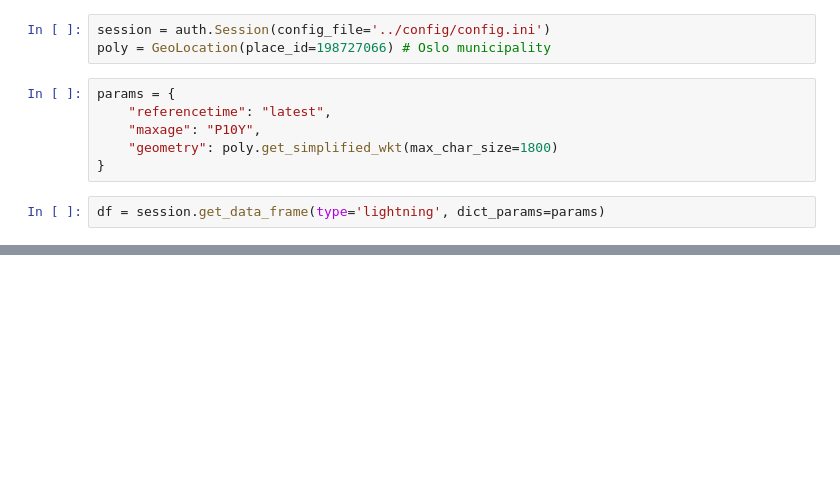
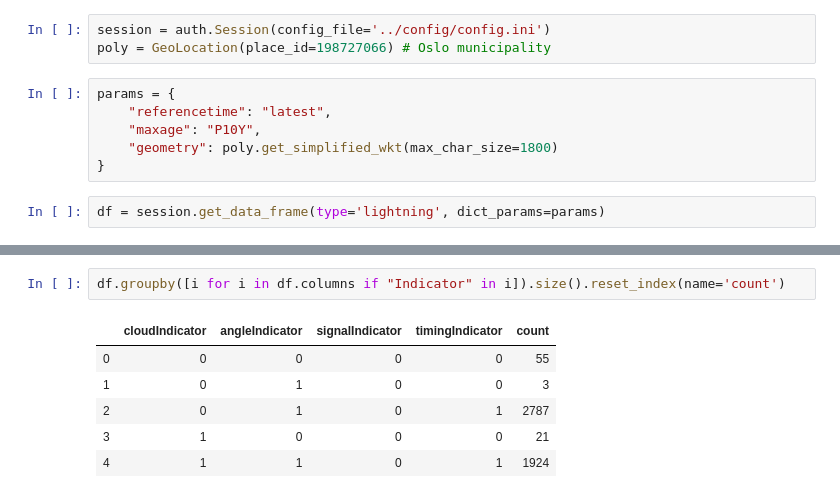
Before and after one commit to martinhjel/metweatherclient, a Jupyter notebook: notebooks/metclient - Lightning data.ipynb, the cells around one changed output, grey strips where cells are left out. Cells and saved outputs as stored; diff of their text form; blank space fills up the shorter version.

```diff
--- a/notebooks/metclient - Lightning data.ipynb
+++ b/notebooks/metclient - Lightning data.ipynb
@@ -50,0 +64,9 @@ df["year"].value_counts().sort_index().plot()
+# %%
+df.groupby([i for i in df.columns if "Indicator" in i]).size().reset_index(name='count')
+# %% [output]
+|  | cloudIndicator | angleIndicator | signalIndicator | timingIndicator | count |
+| 0 | 0 | 0 | 0 | 0 | 55 |
+| 1 | 0 | 1 | 0 | 0 | 3 |
+| 2 | 0 | 1 | 0 | 1 | 2787 |
+| 3 | 1 | 0 | 0 | 0 | 21 |
+| 4 | 1 | 1 | 0 | 1 | 1924 |
```
Also changed, not shown: parts of 8 cells of this notebook.
